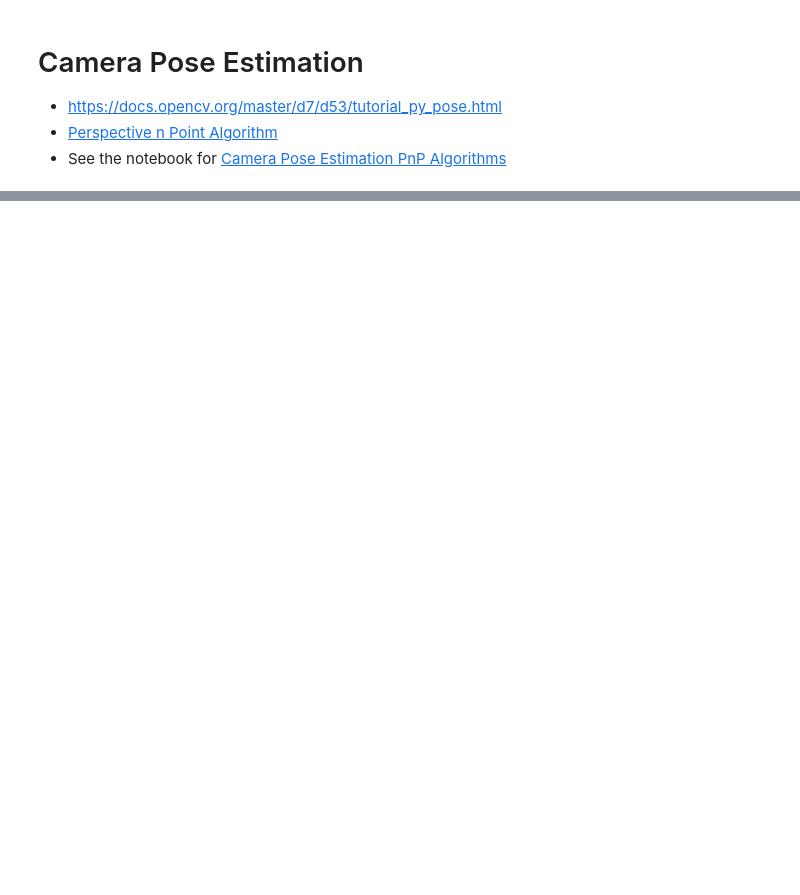
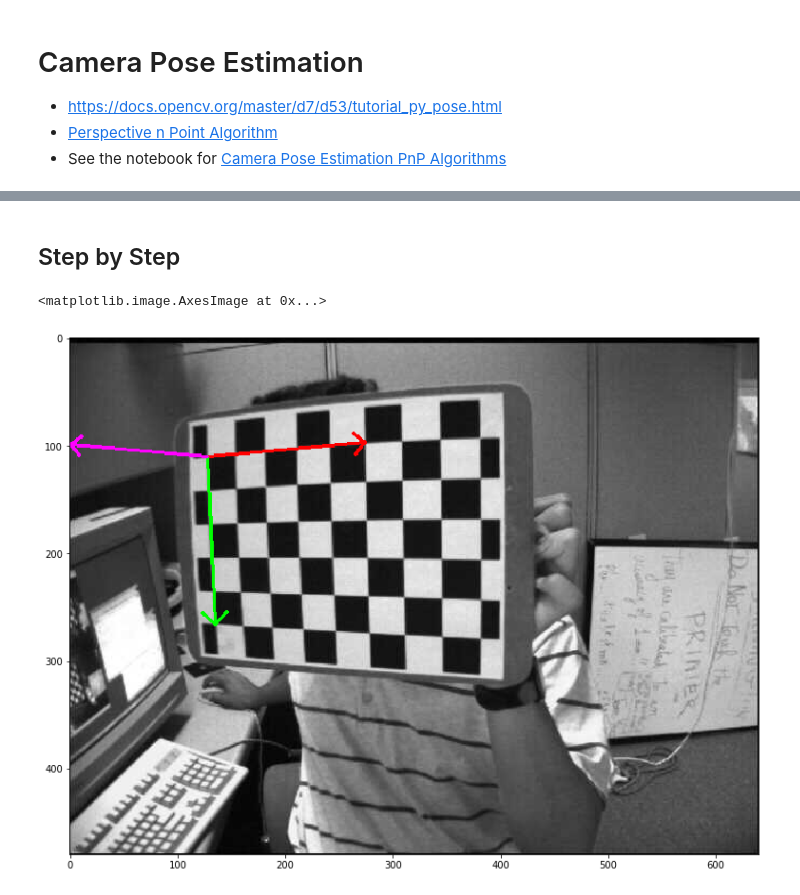
Before and after one commit to yongduek/cvip, a Jupyter notebook: camera_calib.ipynb, the cells around one changed output, grey strips where cells are left out. Saved outputs shown, nothing was run; the diff lists cells and outputs as text; code cells hidden in the pictures; blank space fills up the shorter version.

```diff
--- a/camera_calib.ipynb
+++ b/camera_calib.ipynb
@@ -551,0 +640,18 @@ When your camera seems to have lens distortion, then try to use this approach.
+# %% [markdown]
+## Step by Step
+# %%
+axis3d = np.float32([[0,0,0], [5,0,0], [0,5,0], [0,0, -5]]).reshape(-1,3) # Origin, X, Y, -Z
+
+proj, jac = cv.projectPoints (axis3d, rvec, tvec, Kmat, distCoeff)
+
+proj = proj.reshape(-1,2)
+disp3 = img.copy()
+disp3 = cv.arrowedLine(disp3, tuple(proj[0]), tuple(proj[1]), (255,0,0), 2) # red
+disp3 = cv.arrowedLine(disp3, tuple(proj[0]), tuple(proj[2]), (0,255,0), 2) # green
+disp3 = cv.arrowedLine(disp3, tuple(proj[0]), tuple(proj[3]), (255,0,255), 2) # -Z axis
+
+plt.figure(figsize=(15,10))
+plt.imshow(disp3)
+# %% [output]
+<matplotlib.image.AxesImage at 0x...>
+[figure, added]
```
Also changed, not shown: parts of 18 cells of this notebook.
